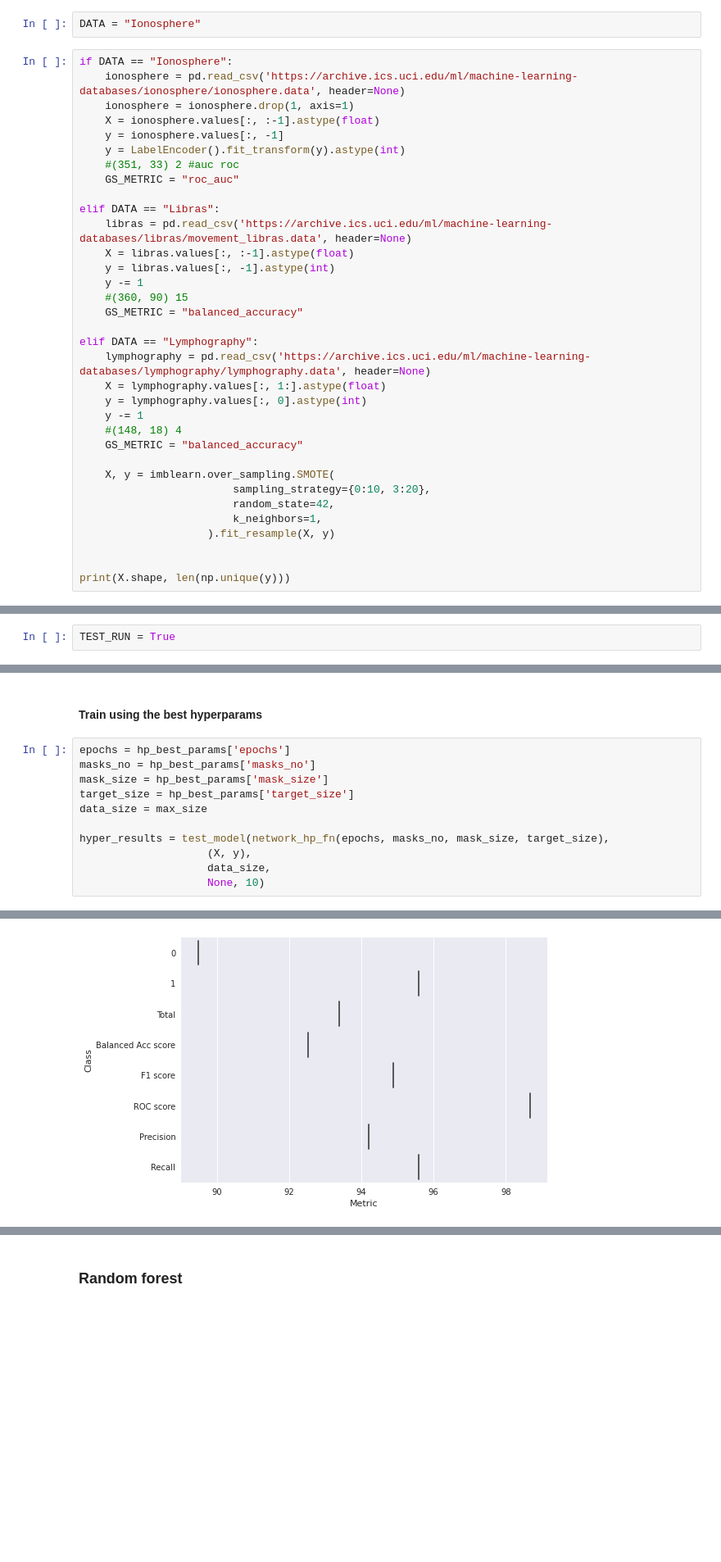
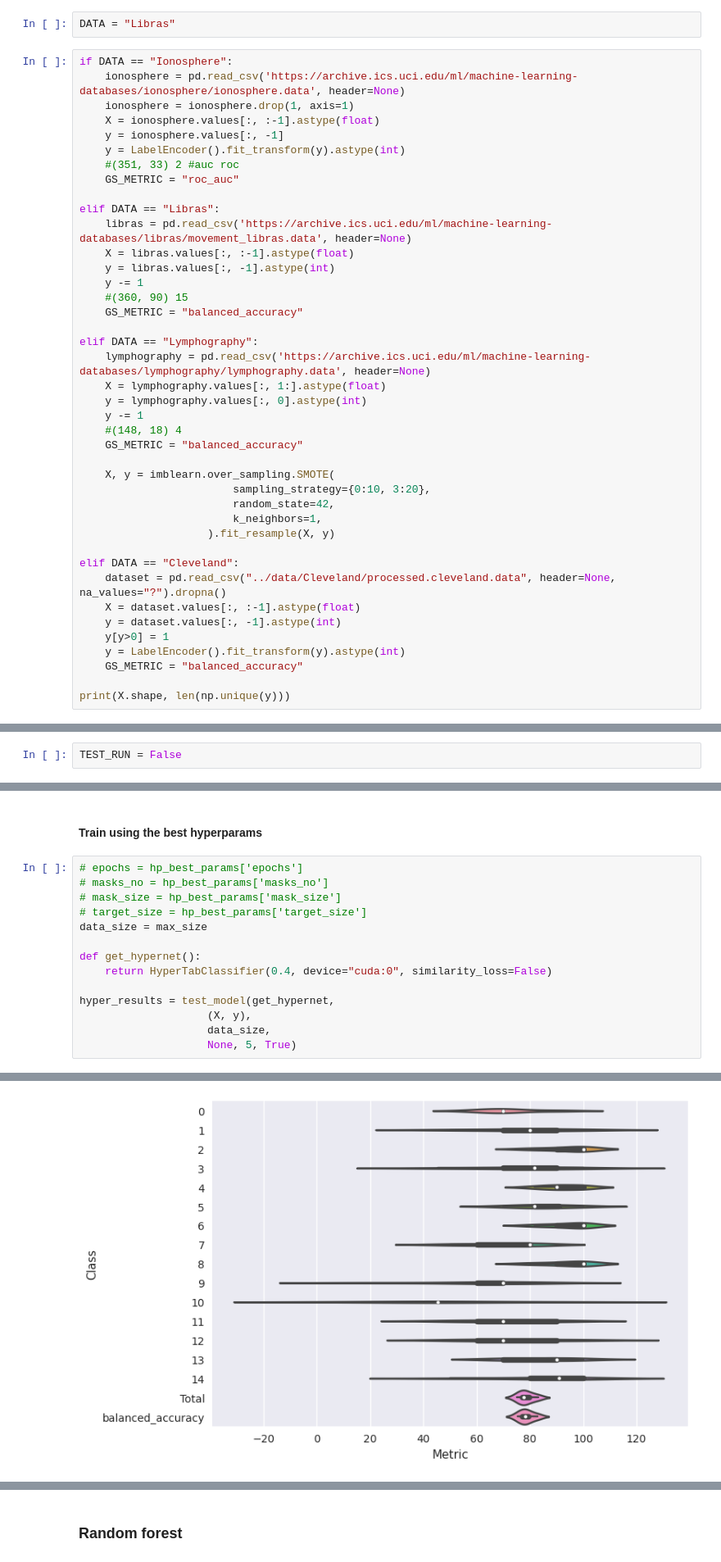
Before and after one commit to wwydmanski/hypernet-cnn, a Jupyter notebook: Benchmarks/UCI-2.ipynb, the cells around one changed output, grey strips where cells are left out. Shown: that part at 82% size. Drawn from its saved outputs; the diff is of its cells as text; blank space fills up the shorter version.

```diff
--- a/Benchmarks/UCI-2.ipynb
+++ b/Benchmarks/UCI-2.ipynb
@@ -55,7 +48,7 @@ logger.add("log.txt", format='{time:YYYY-MM-DD HH:mm:ss.SSS} | {message}')
 # %% [markdown]
 # Load data
 # %%
-DATA = "Ionosphere"
+DATA = "Libras"
 # %%
 if DATA == "Ionosphere":
     ionosphere = pd.read_csv('https://archive.ics.uci.edu/ml/machine-learning-databases/ionosphere/ionosphere.data', header=None)
@@ -88,6 +81,13 @@ elif DATA == "Lymphography":
                         k_neighbors=1,
                     ).fit_resample(X, y)
 
+elif DATA == "Cleveland":
+    dataset = pd.read_csv("../data/Cleveland/processed.cleveland.data", header=None, na_values="?").dropna()
+    X = dataset.values[:, :-1].astype(float)
+    y = dataset.values[:, -1].astype(int)
+    y[y>0] = 1
+    y = LabelEncoder().fit_transform(y).astype(int)
+    GS_METRIC = "balanced_accuracy"
 
 print(X.shape, len(np.unique(y)))
 # %% [output]
@@ -117,5 +117,5 @@ dataset size: 351 | max training size: 245
 # %%
-TEST_RUN = True
+TEST_RUN = False
 # %% [markdown]
 # Preprocess
 # %%
@@ -847,14 +872,17 @@ Ionosphere_network_hp_fn_{'epochs': 100, 'masks_no': 50, 'mask_size': 6, 'target
 # %% [markdown]
 #### Train using the best hyperparams
 # %%
-epochs = hp_best_params['epochs']
-masks_no = hp_best_params['masks_no']
-mask_size = hp_best_params['mask_size']
-target_size = hp_best_params['target_size']
+# epochs = hp_best_params['epochs']
+# masks_no = hp_best_params['masks_no']
+# mask_size = hp_best_params['mask_size']
+# target_size = hp_best_params['target_size']
 data_size = max_size
 
-hyper_results = test_model(network_hp_fn(epochs, masks_no, mask_size, target_size),
+def get_hypernet():
+    return HyperTabClassifier(0.4, device="cuda:0", similarity_loss=False)
+
+hyper_results = test_model(get_hypernet,
                     (X, y),
                     data_size,
-                    None, 10)
+                    None, 5, True)
 # %% [output]
@@ -863,2 +894,2 @@ torch.Size([1, 128])
-[figure, old version]
+[figure, new version]
 # %%
```
Also changed, not shown: parts of 31 cells of this notebook, 40 other files.
